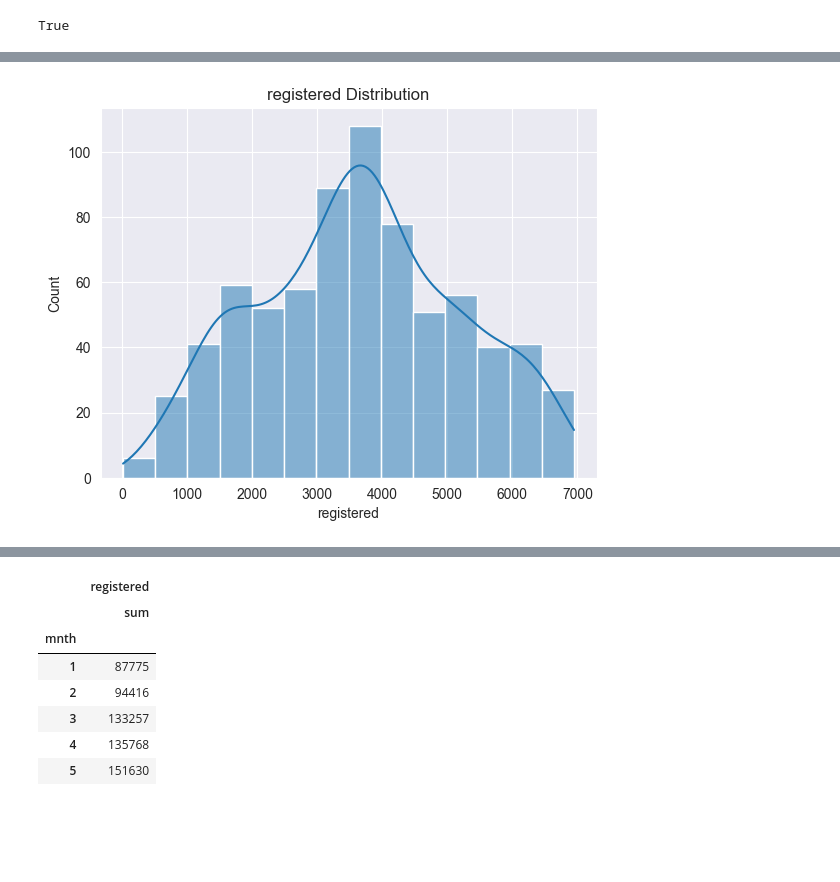
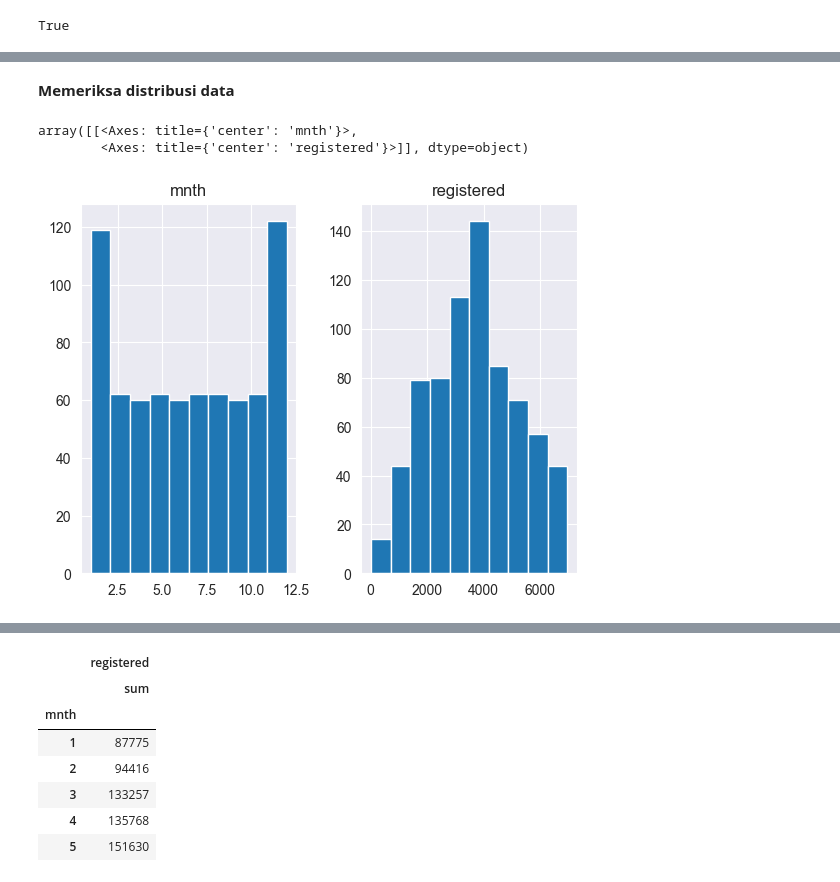
Before and after one commit to EvindaAprl/submission-data-analysis, a Jupyter notebook: notebook.ipynb, the cells around one changed output, grey strips where cells are left out. Saved outputs shown, nothing was run; the diff lists cells and outputs as text; code cells hidden in the pictures; blank space fills up the shorter version.

```diff
--- a/notebook.ipynb
+++ b/notebook.ipynb
@@ -245,7 +255,9 @@ day_df.sample(5)
-# %%
-# Melihat distribusi data
-sns.histplot(day_df["registered"], kde=True)
-plt.title("registered Distribution")
-plt.show()
-# %% [output]
-[figure, removed]
+# %% [markdown]
+**Memeriksa distribusi data**
+# %%
+day_col = ["mnth", "registered"]
+day_df.hist(day_col)
+# %% [output]
+array([[<Axes: title={'center': 'mnth'}>,
+        <Axes: title={'center': 'registered'}>]], dtype=object)
+[figure, added]
```
Also changed, not shown: parts of 54 cells of this notebook, 1 other file.
